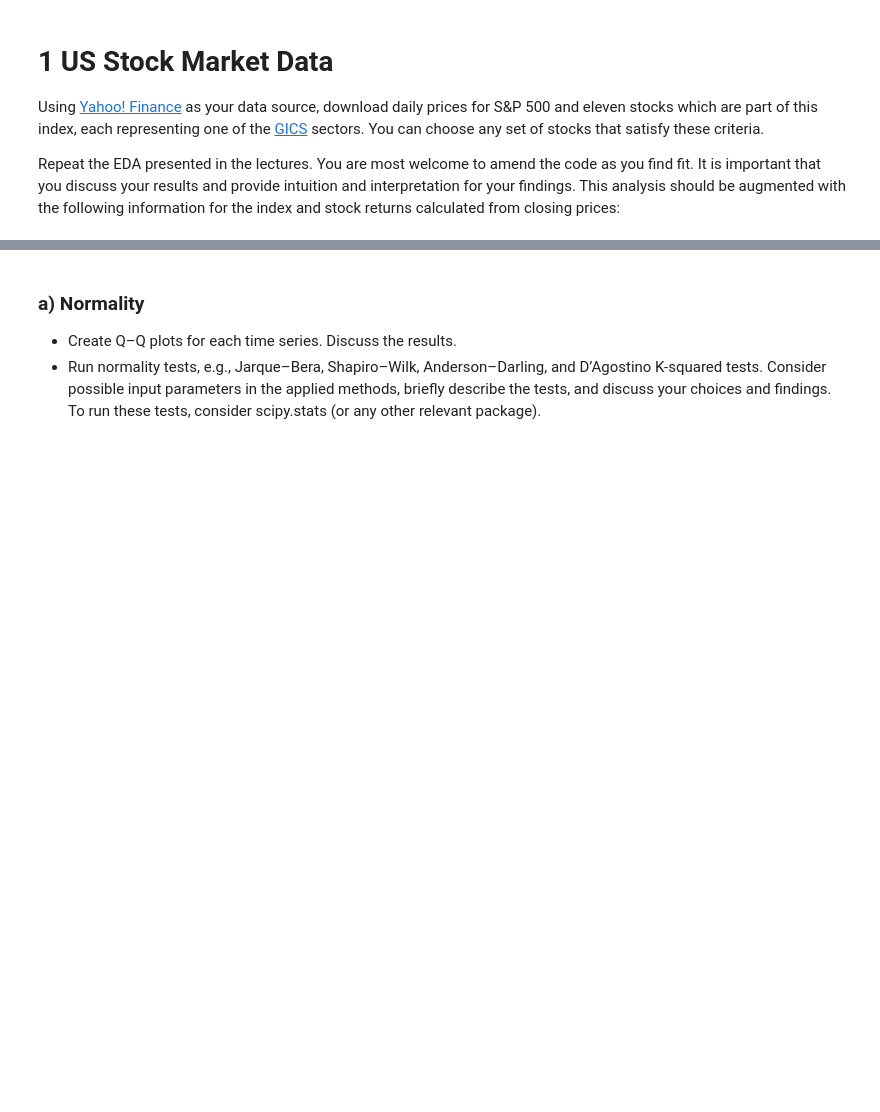
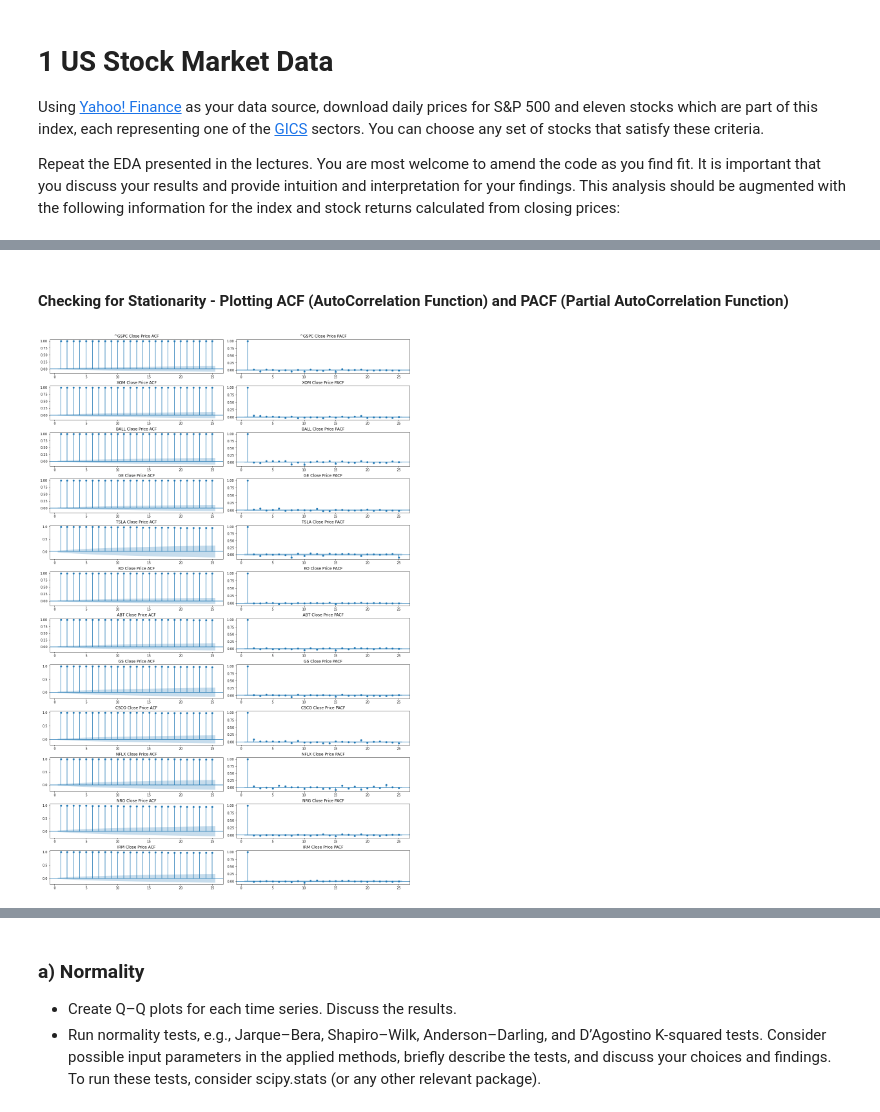
Before and after one commit to brs22/ML-HW-1, a Jupyter notebook: code.ipynb, the cells around one changed output, grey strips where cells are left out. Drawn from its saved outputs; the diff is of its cells as text; code cells hidden in the pictures; blank space fills up the shorter version.

```diff
--- a/code.ipynb
+++ b/code.ipynb
@@ -6,0 +142,12 @@ Repeat the EDA presented in the lectures. You are most welcome to amend the code
+# %%
+# Creating a data frame consisting of stock returns
+fields_prices    = ['Open', 'High', 'Low', 'Close', 'Adj Close']
+fields_all       = df_stock_prices.columns.get_level_values(1).drop_duplicates().tolist()
+fields_drop      = list(set(fields_all) - set(fields_prices))
+print(fields_all)
+print(fields_drop)
+
+df_stock_returns = df_stock_prices.copy()
+df_stock_returns = df_stock_returns.drop(fields_drop, level=1, axis=1)
+df_stock_returns = df_stock_returns.pct_change(fill_method=None)
+display(df_stock_returns)
@@ -6,0 +277,16 @@ Repeat the EDA presented in the lectures. You are most welcome to amend the code
+# %% [markdown]
+#### Checking for Stationarity - Plotting ACF (AutoCorrelation Function) and PACF (Partial AutoCorrelation Function)
+# %%
+# Plotting ACF or PACF for closing prices
+
+fig, axes = plt.subplots(12,2,figsize=(16,24), constrained_layout = True)
+
+for iticker in range(len(tickers)):
+    df_stock_prices_select = df_stock_prices[tickers[iticker]]['Close'].dropna()
+    # Create subplots
+    fig = plot_acf(df_stock_prices_select, lags=25, zero=False, ax=axes[iticker,0], title=tickers[iticker] + ' Close Price ACF')
+    fig = plot_pacf(df_stock_prices_select, lags=25, zero=False, ax=axes[iticker,1], title=tickers[iticker] + ' Close Price PACF')
+
+plt.show()
+# %% [output]
+[figure, added]
```
Also changed, not shown: parts of 50 cells of this notebook.
